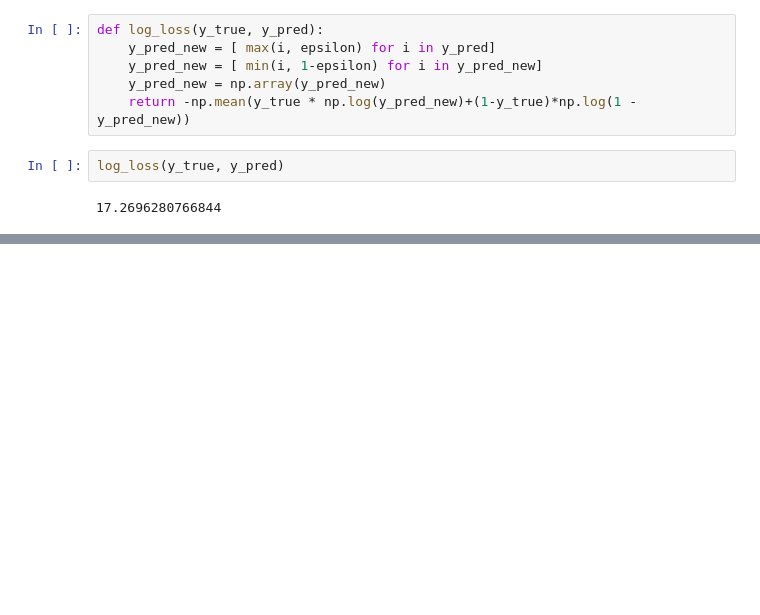
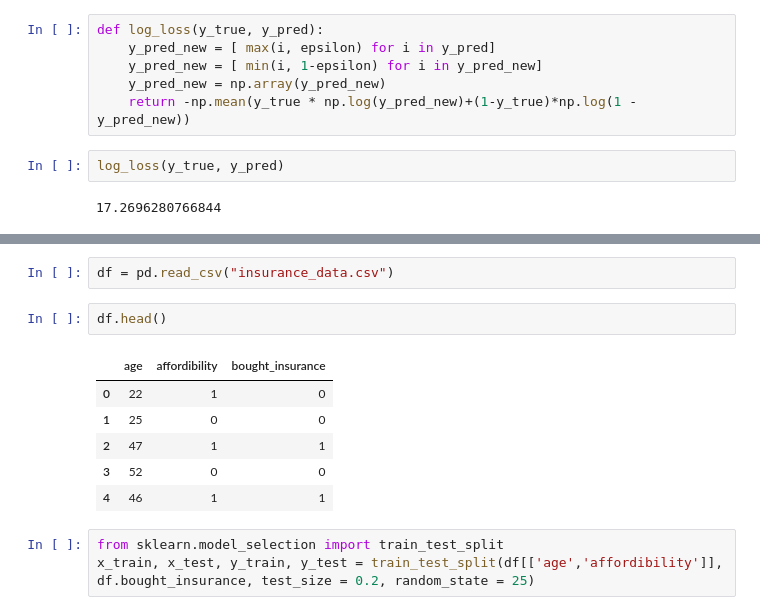
Before and after one commit to Srivathsa-216/py-366, a Jupyter notebook: Data Science/Deep Learning/Practise.ipynb, the cells around one changed output, grey strips where cells are left out. Cells and saved outputs as stored; diff of their text form; blank space fills up the shorter version.

```diff
--- a/Data Science/Deep Learning/Practise.ipynb
+++ b/Data Science/Deep Learning/Practise.ipynb
@@ -211,0 +223,14 @@ log_loss(y_true, y_pred)
+# %%
+df = pd.read_csv("insurance_data.csv")
+# %%
+df.head()
+# %% [output]
+|  | age | affordibility | bought_insurance |
+| 0 | 22 | 1 | 0 |
+| 1 | 25 | 0 | 0 |
+| 2 | 47 | 1 | 1 |
+| 3 | 52 | 0 | 0 |
+| 4 | 46 | 1 | 1 |
+# %%
+from sklearn.model_selection import train_test_split
+x_train, x_test, y_train, y_test = train_test_split(df[['age','affordibility']], df.bought_insurance, test_size = 0.2, random_state = 25)
```
Also changed, not shown: parts of 23 cells of this notebook, 1 other file.
